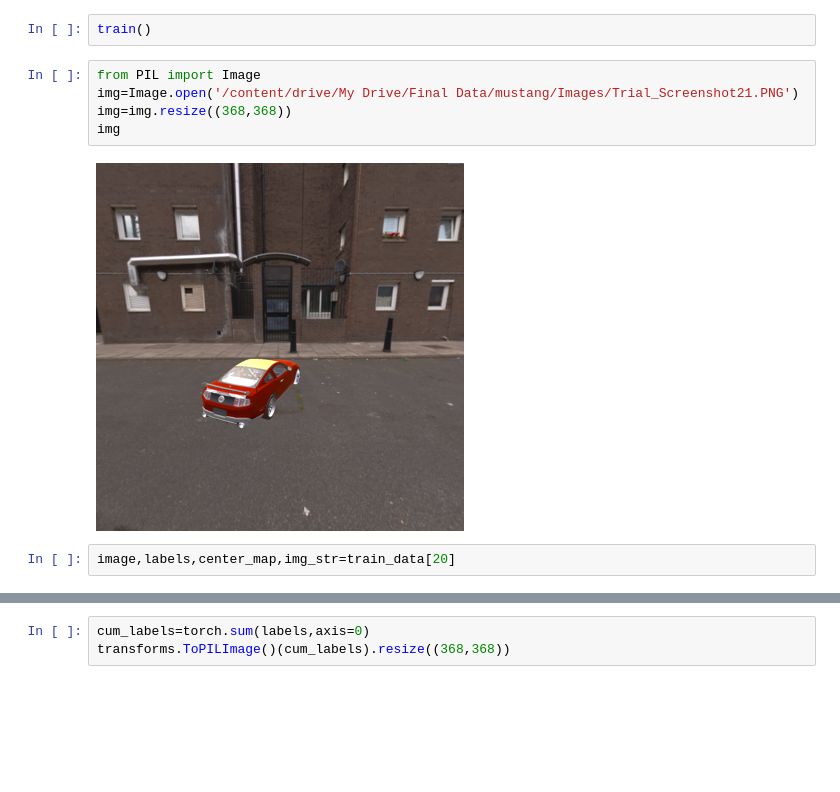
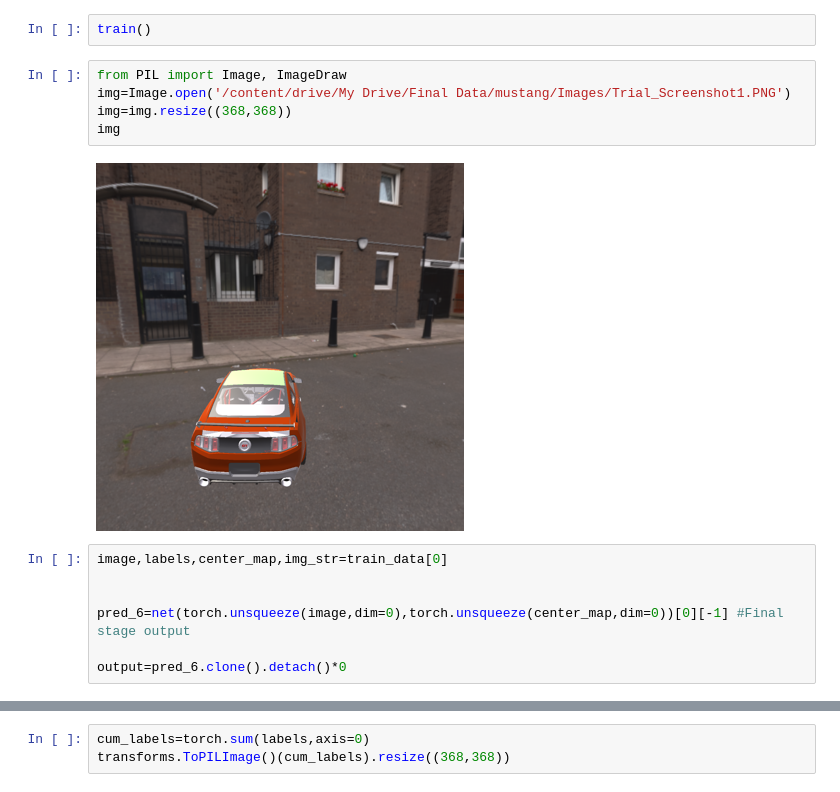
Before and after one commit to laukikm/CPM_Pytorch, a Jupyter notebook: notebook.ipynb, the cells around one changed output, grey strips where cells are left out. Drawn from its saved outputs; the diff is of its cells as text; blank space fills up the shorter version.

```diff
--- a/notebook.ipynb
+++ b/notebook.ipynb
@@ -127,12 +127,17 @@ def train():
 # %%
 train()
 # %%
-from PIL import Image
-img=Image.open('/content/drive/My Drive/Final Data/mustang/Images/Trial_Screenshot21.PNG')
+from PIL import Image, ImageDraw
+img=Image.open('/content/drive/My Drive/Final Data/mustang/Images/Trial_Screenshot1.PNG')
 img=img.resize((368,368))
 img
 # %% [output]
-[figure, old version]
+[figure, new version]
-# %%
-image,labels,center_map,img_str=train_data[20]
+# %%
+image,labels,center_map,img_str=train_data[0]
+
+
+pred_6=net(torch.unsqueeze(image,dim=0),torch.unsqueeze(center_map,dim=0))[0][-1] #Final stage output
+
+output=pred_6.clone().detach()*0
 # %%
```
Also changed, not shown: parts of 5 cells of this notebook.
